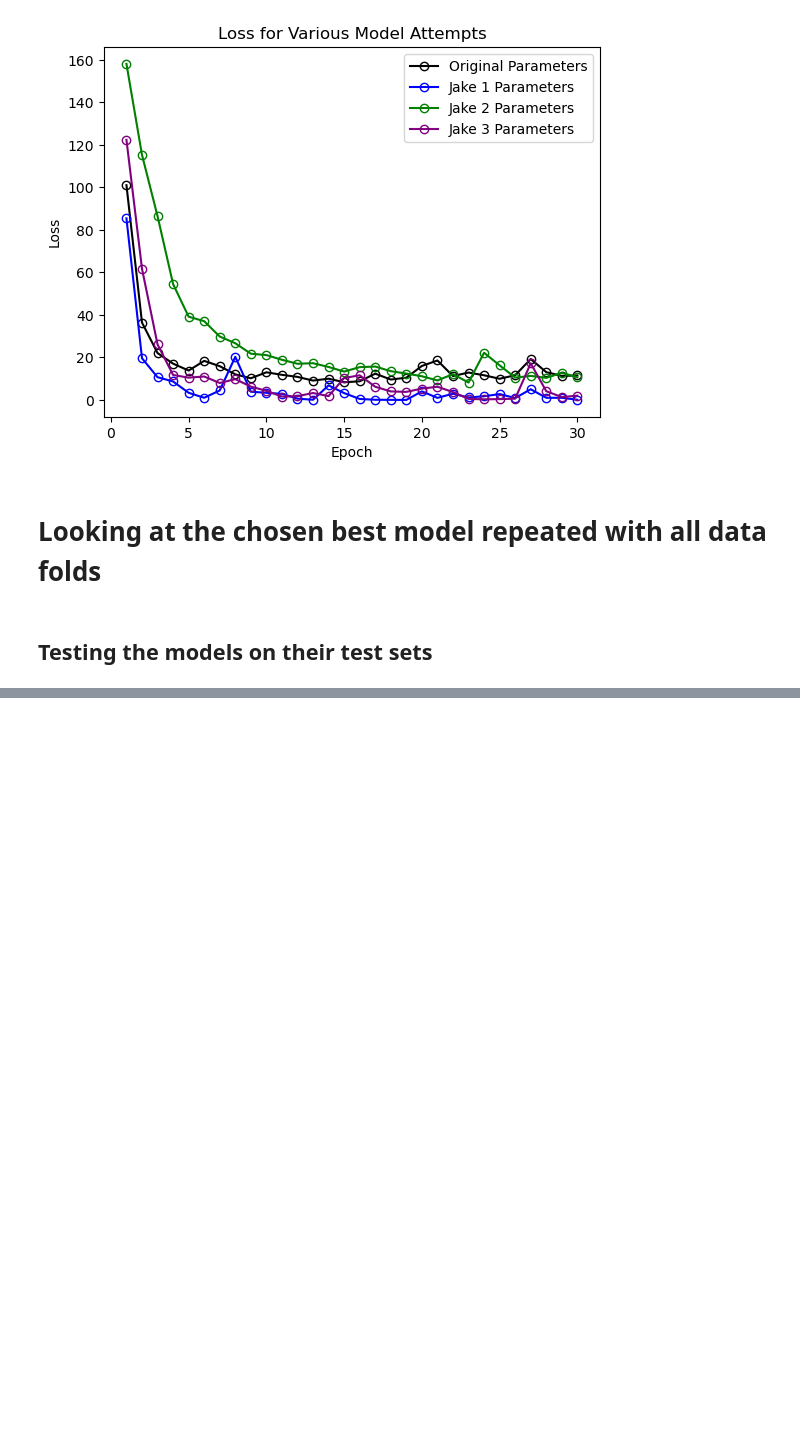
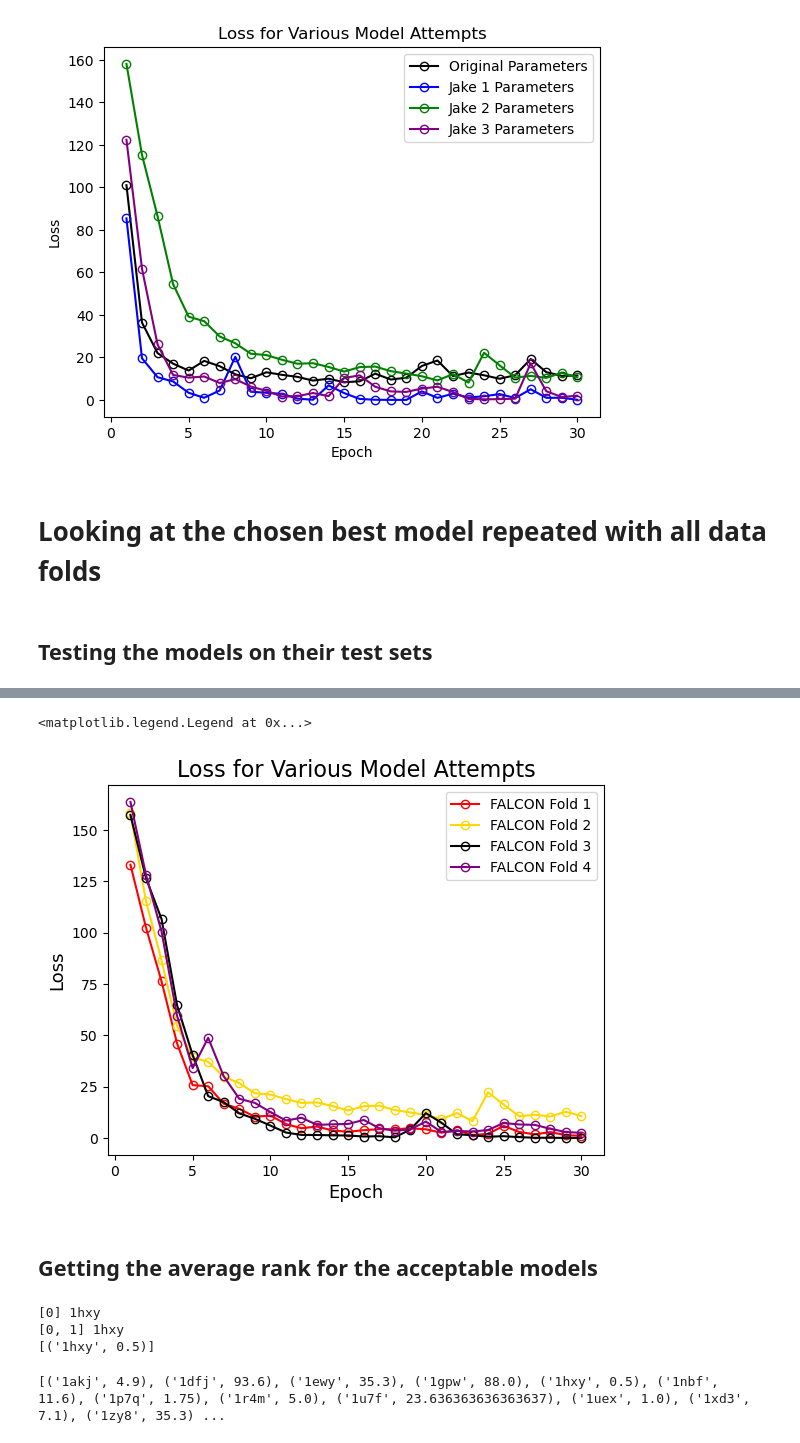
Before and after one commit to jakesumneryale/FALCON_GNN, a Jupyter notebook: FALCON_GNN_Data_Analysis.ipynb, the cells around one changed output, grey strips where cells are left out. Cells and saved outputs as stored; diff of their text form; code cells hidden in the pictures; blank space fills up the shorter version.

```diff
--- a/FALCON_GNN_Data_Analysis.ipynb
+++ b/FALCON_GNN_Data_Analysis.ipynb
@@ -602,0 +721,23 @@ test_list_4, preds_4, y_4 = test_falcon_gnn(input_path, params, model_path)
+# %%
+os.chdir("/mnt/c/Users/jaket/Documents/GNN_DOVE_DATA/")
+loss_test_1 = pickle.load(open("DG1_random_batch_jake_params_2_run_2_loss.pickle", "rb"))
+loss_test_2 = pickle.load(open("full_train_DG1_random_batch_jake_params_2_loss.pickle", "rb"))
+loss_test_3 = pickle.load(open("DG1_random_batch_jake_params_2_run_4_loss.pickle", "rb"))
+loss_test_4 = pickle.load(open("DG1_random_batch_jake_params_2_run_3_loss.pickle", "rb"))
+# %%
+fig, ax = plt.subplots()
+
+x_axis = range(1,31)
+ax.plot(x_axis, loss_test_1, label = "FALCON Fold 1", color = "red", marker = "o", markerfacecolor = "None")
+ax.plot(x_axis, loss_test_2, label = "FALCON Fold 2", color = "gold", marker = "o", markerfacecolor = "None")
+ax.plot(x_axis, loss_test_3, label = "FALCON Fold 3", color = "black", marker = "o", markerfacecolor = "None")
+ax.plot(x_axis, loss_test_4, label = "FALCON Fold 4", color = "purple", marker = "o", markerfacecolor = "None")
+plt.xlabel("Epoch", fontsize = 13)
+plt.ylabel("Loss", fontsize = 13)
+plt.title("Loss for Various Model Attempts", fontsize = 16)
+plt.legend()
+# %% [output]
+<matplotlib.legend.Legend at 0x...>
+[figure, added]
+# %% [markdown]
+## Getting the average rank for the acceptable models
@@ -602,0 +768,10 @@ test_list_4, preds_4, y_4 = test_falcon_gnn(input_path, params, model_path)
+# %%
+avg_rank_1 = get_average_acceptable_rank(ordered_1)
+# %% [output]
+[0] 1hxy
+[0, 1] 1hxy
+[('1hxy', 0.5)]
+# %%
+print(avg_rank_1)
+# %% [output]
+[('1akj', 4.9), ('1dfj', 93.6), ('1ewy', 35.3), ('1gpw', 88.0), ('1hxy', 0.5), ('1nbf', 11.6), ('1p7q', 1.75), ('1r4m', 5.0), ('1u7f', 23.636363636363637), ('1uex', 1.0), ('1xd3', 7.1), ('1zy8', 35.3) ...
```
Also changed, not shown: parts of 40 cells of this notebook, 1 other file.
